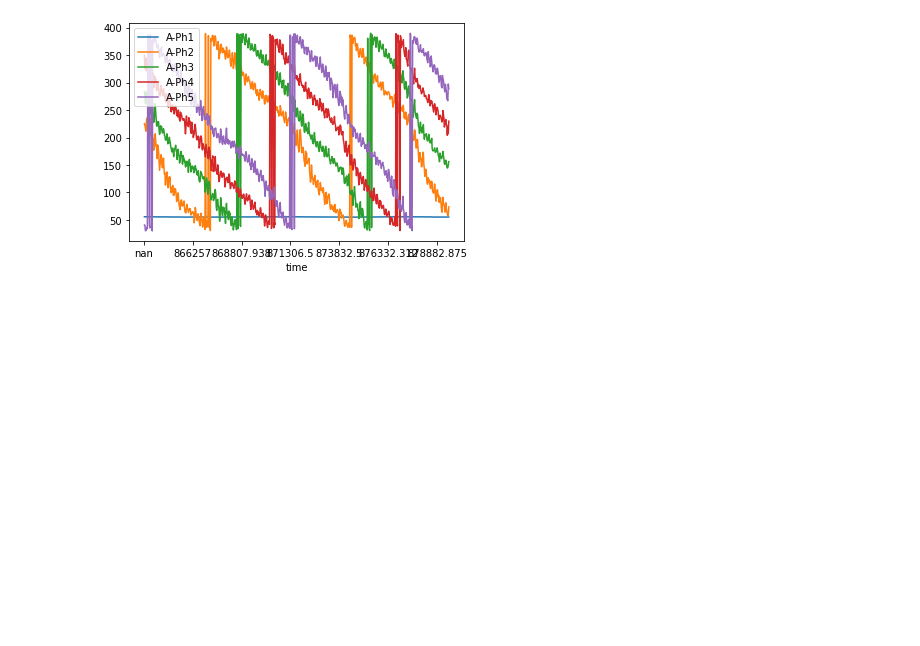
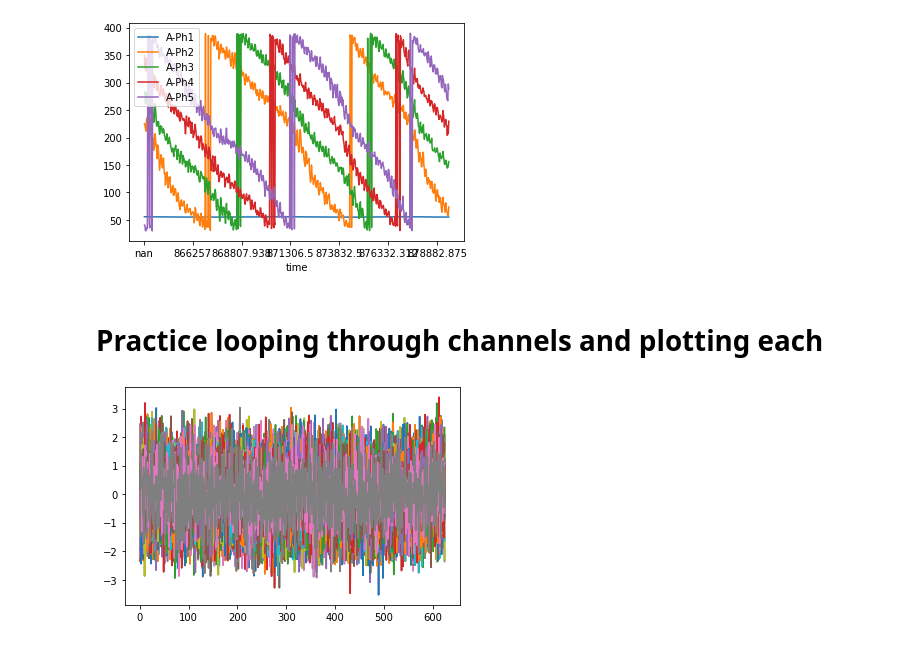
Before and after one commit to kylemath/pyoptical, a Jupyter notebook: optical_load.ipynb, the cells around one changed output. Drawn from its saved outputs; the diff is of its cells as text; code cells hidden in the pictures; blank space fills up the shorter version.

```diff
--- a/optical_load.ipynb
+++ b/optical_load.ipynb
@@ -20,3 +24,18 @@ data[["A-Ph1", "A-Ph2", "A-Ph3", "A-Ph4", "A-Ph5"]].plot()
 plt.show()
 # %% [output]
 [figure]
+# %% [markdown]
+# Practice looping through channels and plotting each
+# %%
+detectors = ['A', 'B', 'C', 'D']
+fig, ax = plt.subplots()
+
+for detector in detectors:
+    for x in np.arange(32):
+        thischan = detector + '-DC' + str(x+1)
+        tempchan = (data[thischan] - data[thischan].mean()) / data[thischan].std()
+        tempchan.plot(ax=ax)
+
+plt.show()
+# %% [output]
+[figure, added]
```
Also changed, not shown: parts of 6 cells of this notebook, 1 other file.
